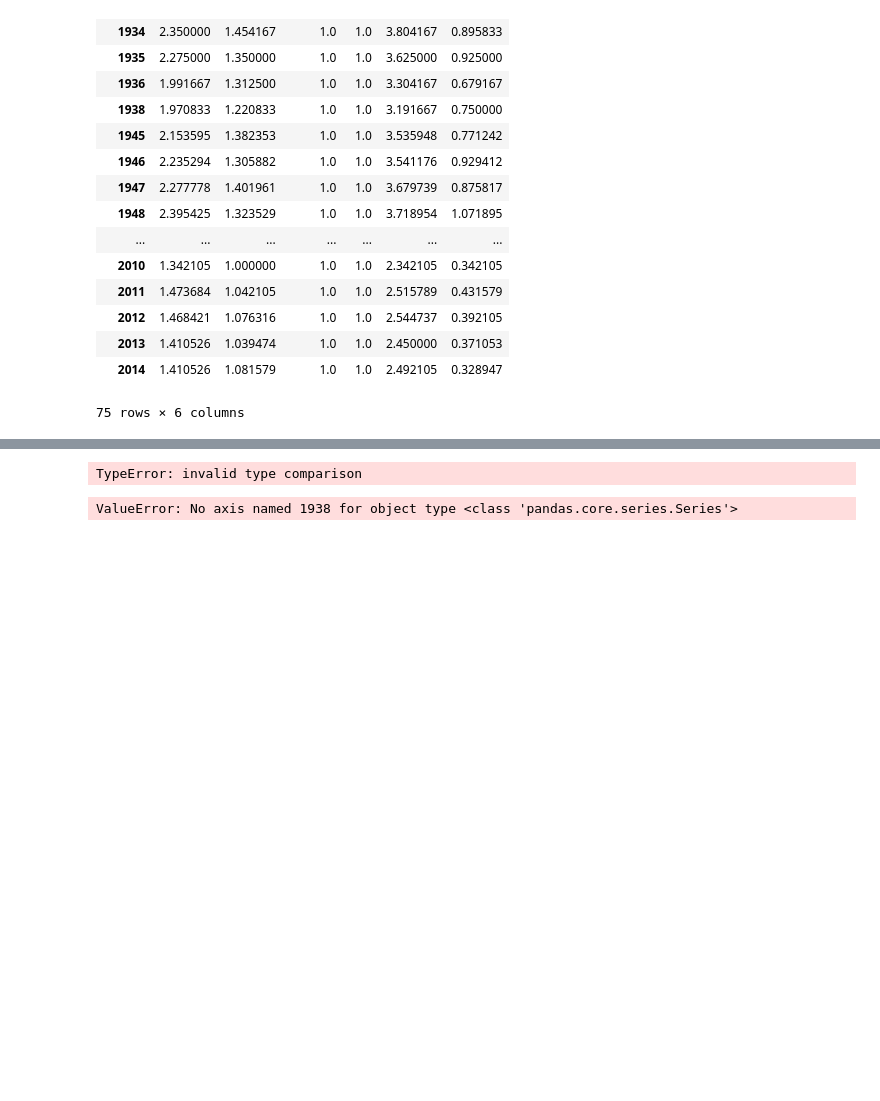
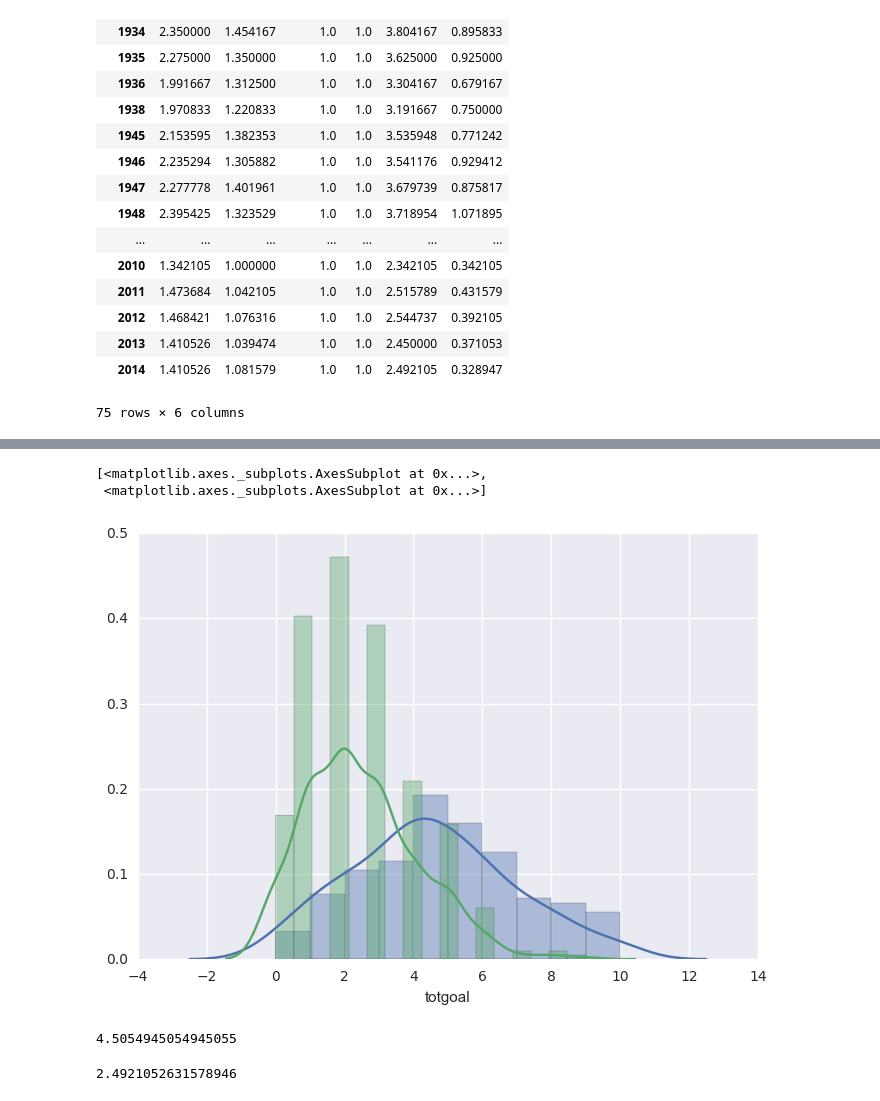
Before and after one commit to alexisrosuel/Football-predictions, a Jupyter notebook: Analyse exploratoire.ipynb, the cells around one changed output, grey strips where cells are left out. Drawn from its saved outputs; the diff is of its cells as text; code cells hidden in the pictures; blank space fills up the shorter version.

Commit message:
Première importation des données

```diff
--- a/Analyse exploratoire.ipynb
+++ b/Analyse exploratoire.ipynb
@@ -39,8 +44,16 @@ data.groupby(by=data.Season).mean()
+# %%
+import seaborn as sns
+
+[sns.distplot(data[data.Season == i].totgoal) for i in (1932, 2014)]
+# %% [output]
+[<matplotlib.axes._subplots.AxesSubplot at 0x...>,
+ <matplotlib.axes._subplots.AxesSubplot at 0x...>]
+[figure, added]
 # %%
-data[data.Season == (1932, 1950, 1980, 2010, 2014)].totgoal.hist(by=data.Season)
+data[data.Season == 1932].totgoal.mean()
 # %% [output]
-TypeError: invalid type comparison
+4.5054945054945055
 # %%
-data[data.Season.any(1938,1950)]
+data[data.Season == 2014].totgoal.mean()
 # %% [output]
-ValueError: No axis named 1938 for object type <class 'pandas.core.series.Series'>
+2.4921052631578946
```
Also changed, not shown: parts of 6 cells of this notebook.
